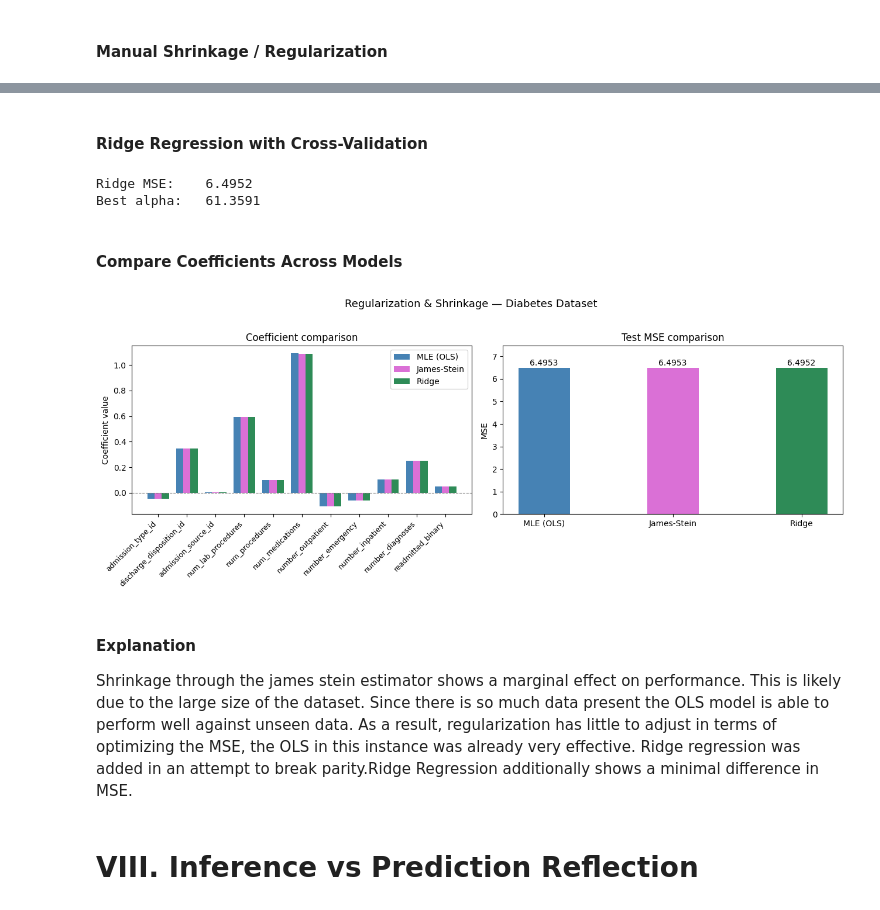
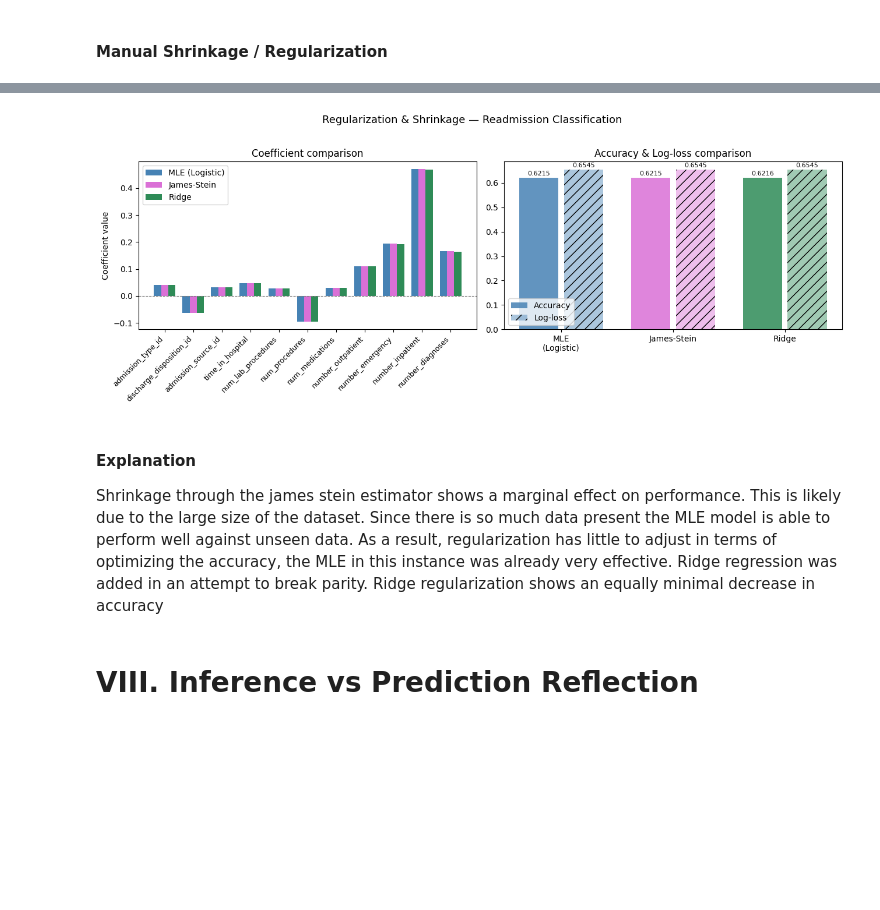
Before and after one commit to AidanMayhue/ip_final, a Jupyter notebook: final_pipeline.ipynb, the cells around one changed output, grey strips where cells are left out. Cells and saved outputs as stored; diff of their text form; code cells hidden in the pictures; blank space fills up the shorter version.

Commit message:
classification changes reg

```diff
--- a/final_pipeline.ipynb
+++ b/final_pipeline.ipynb
@@ -653,62 +706,53 @@ MSE improvement:   0.0000
-# %% [markdown]
-#### Ridge Regression with Cross-Validation
-# %%
-from sklearn.linear_model import RidgeCV
-
-alphas = np.logspace(-3, 3, 100)  # search from 0.001 to 1000
-ridge  = RidgeCV(alphas=alphas, cv=5)
-ridge.fit(X_train, y_train)
-
-beta_ridge   = ridge.coef_
-y_pred_ridge = ridge.predict(x_test)
-mse_ridge    = mean_squared_error(y_test, y_pred_ridge)
-
-print(f"Ridge MSE:    {mse_ridge:.4f}")
-print(f"Best alpha:   {ridge.alpha_:.4f}")
-# %% [output]
-Ridge MSE:    6.4952
-Best alpha:   61.3591
-# %% [markdown]
-#### Compare Coefficients Across Models
 # %%
 fig, axes = plt.subplots(1, 2, figsize=(13, 5))
 
 x_pos = np.arange(p)
 w = 0.25
-axes[0].bar(x_pos - w, beta_mle,   w, label="MLE (OLS)",    color="steelblue")
-axes[0].bar(x_pos,     beta_js,    w, label="James-Stein",  color="orchid")
-axes[0].bar(x_pos + w, beta_ridge, w, label="Ridge",        color="seagreen")
+
+axes[0].bar(x_pos - w, beta_mle,   w, label="MLE (Logistic)", color="steelblue")
+axes[0].bar(x_pos,     c * beta_mle, w, label="James-Stein",  color="orchid")
+axes[0].bar(x_pos + w, beta_ridge, w, label="Ridge",          color="seagreen")
 axes[0].set_xticks(x_pos)
 axes[0].set_xticklabels(feature_cols, rotation=45, ha="right", fontsize=9)
 axes[0].axhline(0, color="gray", linewidth=0.8, linestyle="--")
 axes[0].set_title("Coefficient comparison")
 axes[0].set_ylabel("Coefficient value")
 axes[0].legend()
 
-bars = axes[1].bar(
-    ["MLE (OLS)", "James-Stein", "Ridge"],
-    [mse_mle, mse_js, mse_ridge],
-    color=["steelblue", "orchid", "seagreen"],
-    width=0.4
-)
-for bar, val in zip(bars, [mse_mle, mse_js, mse_ridge]):
-    axes[1].text(
-        bar.get_x() + bar.get_width() / 2,
-        bar.get_height() + 0.01,
-        f"{val:.4f}",
-        ha="center", va="bottom", fontsize=10
-    )
-axes[1].set_title("Test MSE comparison")
-axes[1].set_ylabel("MSE")
-axes[1].set_ylim(0, max(mse_mle, mse_js, mse_ridge) * 1.15)
-plt.suptitle("Regularization & Shrinkage — Diabetes Dataset", fontsize=13, y=1.02)
+metrics = {
+    "MLE\n(Logistic)": (acc_base,  loss_base,  "steelblue"),
+    "James-Stein":      (acc_js,    loss_js,    "orchid"),
+    "Ridge":            (acc_ridge, loss_ridge, "seagreen"),
+}
+
+x2 = np.arange(len(metrics))
+accs   = [v[0] for v in metrics.values()]
+losses = [v[1] for v in metrics.values()]
+colors = [v[2] for v in metrics.values()]
+
+bars = axes[1].bar(x2 - 0.2, accs,   0.35, label="Accuracy",  color=colors, alpha=0.85)
+bars2= axes[1].bar(x2 + 0.2, losses, 0.35, label="Log-loss",  color=colors, alpha=0.45, hatch="//")
+
+for bar, val in zip(bars,  accs):
+    axes[1].text(bar.get_x() + bar.get_width()/2, bar.get_height() + 0.005,
+                 f"{val:.4f}", ha="center", va="bottom", fontsize=8)
+for bar, val in zip(bars2, losses):
+    axes[1].text(bar.get_x() + bar.get_width()/2, bar.get_height() + 0.005,
+                 f"{val:.4f}", ha="center", va="bottom", fontsize=8)
+
+axes[1].set_xticks(x2)
+axes[1].set_xticklabels(metrics.keys())
+axes[1].set_title("Accuracy & Log-loss comparison")
+axes[1].legend()
+
+plt.suptitle("Regularization & Shrinkage — Readmission Classification", fontsize=13, y=1.02)
 plt.tight_layout()
 plt.show()
 # %% [output]
-[figure, old version]
+[figure, new version]
 # %% [markdown]
 #### Explanation
 
-Shrinkage through the james stein estimator shows a marginal effect on performance. This is likely due to the large size of the dataset. Since there is so much data present the OLS model is able to perform well against unseen data. As a result, regularization has little to adjust in terms of optimizing the MSE, the OLS in this instance was already very effective. Ridge regression was added in an attempt to break parity.Ridge Regression additionally shows a minimal difference in MSE.
+Shrinkage through the james stein estimator shows a marginal effect on performance. This is likely due to the large size of the dataset. Since there is so much data present the MLE model is able to perform well against unseen data. As a result, regularization has little to adjust in terms of optimizing the accuracy, the MLE in this instance was already very effective. Ridge regression was added in an attempt to break parity. Ridge regularization shows an equally minimal decrease in accuracy
 # %% [markdown]
 # VIII. Inference vs Prediction Reflection
```
Also changed, not shown: parts of 17 cells of this notebook, 4 other files.
